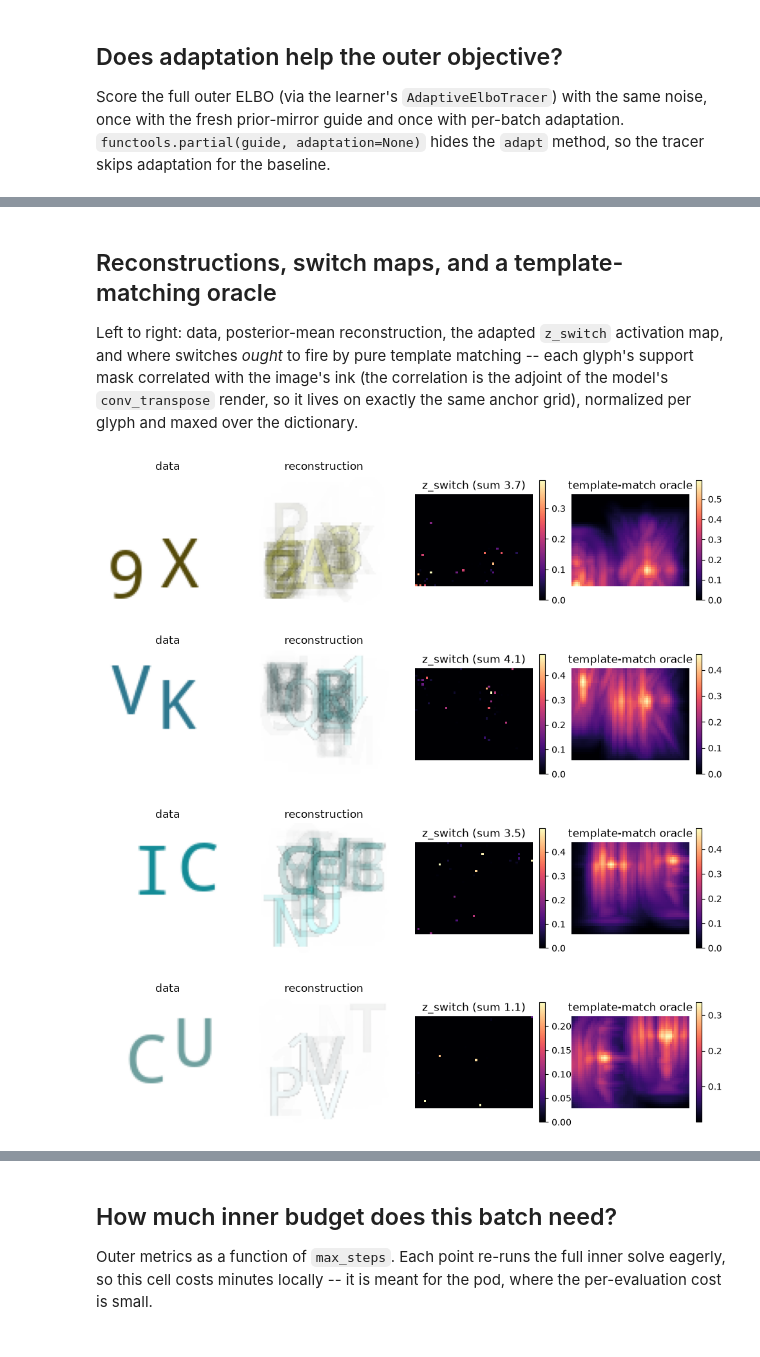
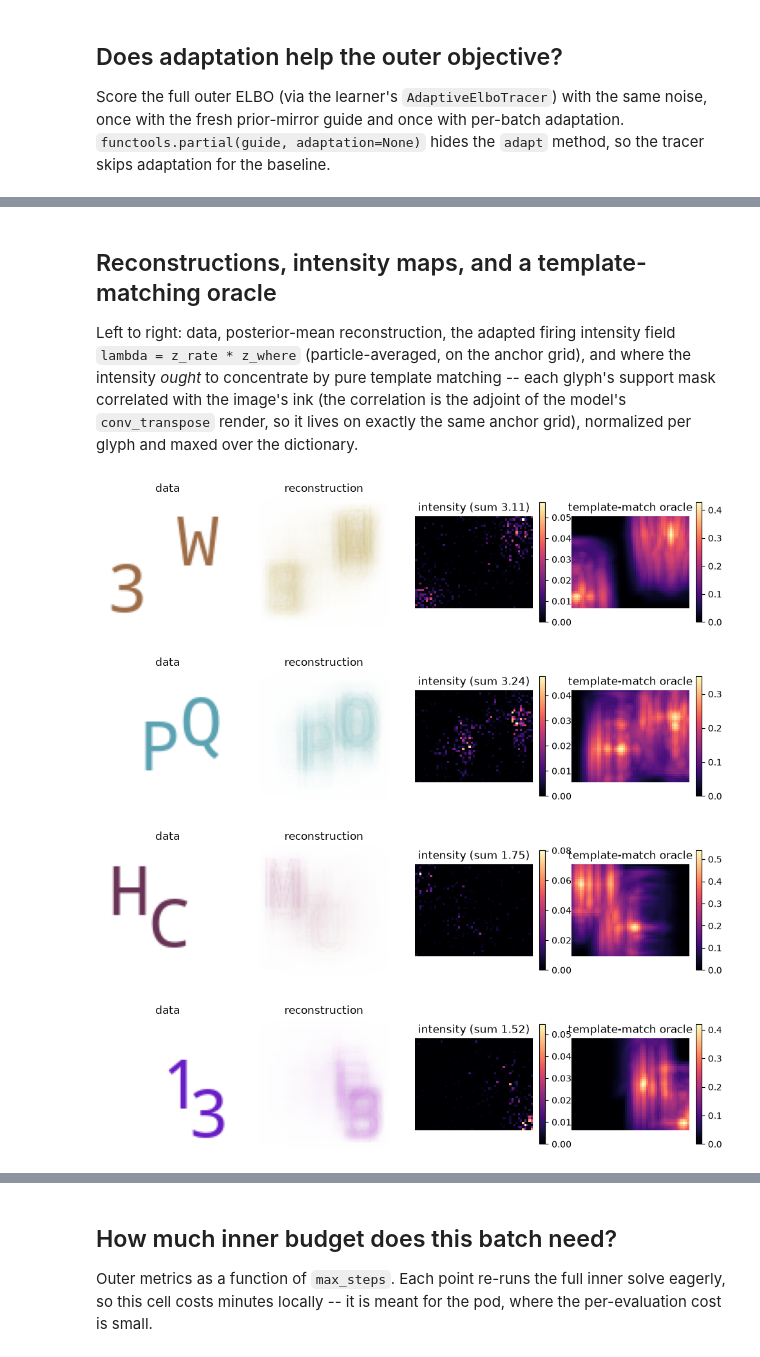
Before and after one commit to esennesh/captcha-numpyro, a Jupyter notebook: notebooks/iterative_inference.ipynb, the cells around one changed output, grey strips where cells are left out. Saved outputs shown, nothing was run; the diff lists cells and outputs as text; code cells hidden in the pictures.

Commit message:
notebooks.iterative_inference: sorta locate glyphs in reconstruction
Signed-off-by: Eli Sennesh <elisennesh@astera.org>

```diff
--- a/notebooks/iterative_inference.ipynb
+++ b/notebooks/iterative_inference.ipynb
@@ -149,48 +155,54 @@ for k in fresh:
        ess           0.25           0.25
 # %% [markdown]
-## Reconstructions, switch maps, and a template-matching oracle
+## Reconstructions, intensity maps, and a template-matching oracle
 
-Left to right: data, posterior-mean reconstruction, the adapted `z_switch`
-activation map, and where switches *ought* to fire by pure template matching --
-each glyph's support mask correlated with the image's ink (the correlation is
-the adjoint of the model's `conv_transpose` render, so it lives on exactly the
-same anchor grid), normalized per glyph and maxed over the dictionary.
+Left to right: data, posterior-mean reconstruction, the adapted firing
+intensity field ``lambda = z_rate * z_where`` (particle-averaged, on the
+anchor grid), and where the intensity *ought* to concentrate by pure template
+matching -- each glyph's support mask correlated with the image's ink (the
+correlation is the adjoint of the model's ``conv_transpose`` render, so it
+lives on exactly the same anchor grid), normalized per glyph and maxed over
+the dictionary.
 # %%
 from src.model.model import _dictionary_support_masks
 
 placements = model.keywords["placements"]
+grid = (placements.height, placements.width)
 masks = _dictionary_support_masks(placements.shape_dict.shapes)  # (K, kh, kw, 1)
 ink = 1. - jnp.asarray(data).mean(axis=-1, keepdims=True)        # (B, H, W, 1)
 
 def correlate_one(mask):
     kernel = (mask / mask.sum())[..., jnp.newaxis]               # (kh, kw, 1, 1)
     return jax.lax.conv_general_dilated(
         ink, kernel, window_strides=(placements.stride,) * 2, padding="VALID",
         dimension_numbers=("NHWC", "HWIO", "NHWC"),
     )[..., 0]                                                    # (B, out_h, out_w)
 
 # Mean ink under each glyph's support at every anchor, maxed over glyphs.
 oracle = jax.vmap(correlate_one)(masks).max(axis=0)
 
 samples, predictions = learner(data, stage="valid")
 recon = predictions["obs"]["ev"].mean(axis=0)
-switches = predictions["z_switch"]["value"].mean(axis=0)
+z_rate = predictions["z_rate"]["value"]                          # (P, B)
+z_where = predictions["z_where"]["value"]                        # (P, B, HW)
+intensity = (z_rate[..., jnp.newaxis] * z_where).mean(axis=0)
+intensity = np.asarray(intensity).reshape(data.shape[0], *grid)
 for i in range(data.shape[0]):
     fig, axes = plt.subplots(1, 4, figsize=(12, 3))
     axes[0].imshow(data[i])
     axes[0].set_title("data")
     axes[1].imshow(np.clip(recon[i], 0., 1.))
     axes[1].set_title("reconstruction")
-    im = axes[2].imshow(switches[i], cmap="magma")
-    axes[2].set_title(f"z_switch (sum {switches[i].sum():.1f})")
+    im = axes[2].imshow(intensity[i], cmap="magma")
+    axes[2].set_title(f"intensity (sum {intensity[i].sum():.2f})")
     fig.colorbar(im, ax=axes[2], fraction=0.046)
     im = axes[3].imshow(oracle[i], cmap="magma")
     axes[3].set_title("template-match oracle")
     fig.colorbar(im, ax=axes[3], fraction=0.046)
     for ax in axes:
         ax.set_axis_off()
 # %% [output]
-[figure, old version]
+[figure, new version]
-[figure, old version]
+[figure, new version]
-[figure, old version]
+[figure, new version]
-[figure, old version]
+[figure, new version]
```
Also changed, not shown: parts of 14 cells of this notebook.
